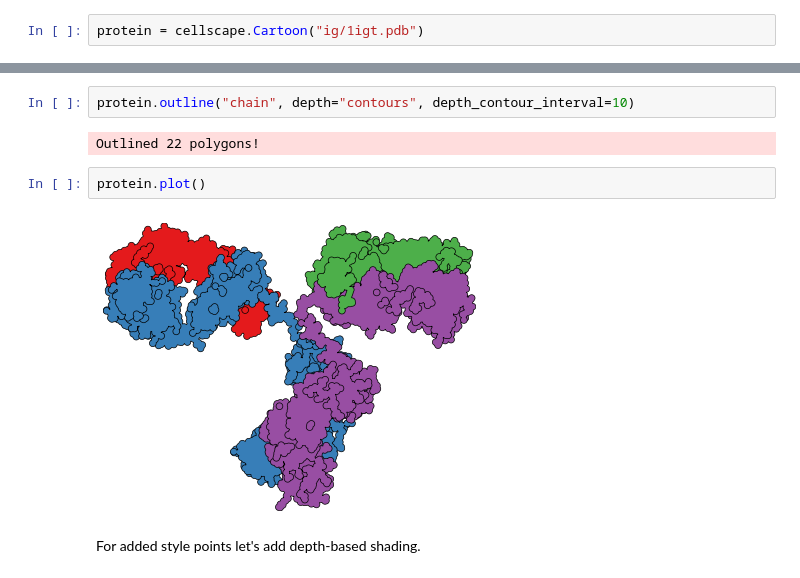
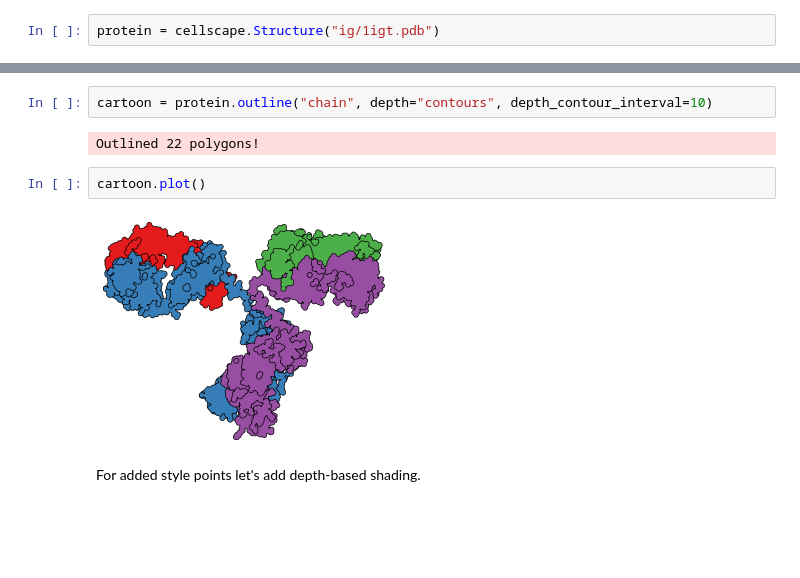
Before and after one commit to jordisr/cellscape, a Jupyter notebook: examples/cartoon.ipynb, the cells around one changed output, grey strips where cells are left out. Drawn from its saved outputs; the diff is of its cells as text; blank space fills up the shorter version.

```diff
--- a/examples/cartoon.ipynb
+++ b/examples/cartoon.ipynb
@@ -20,3 +26,3 @@ First we load the PDB structure into a new Cartoon object. Let's start with the
 # %%
-protein = cellscape.Cartoon("ig/1igt.pdb")
+protein = cellscape.Structure("ig/1igt.pdb")
 # %% [output]
@@ -97,13 +101,13 @@ protein.plot()
 # %% [markdown]
 Instead of a flat cartoon, we can also render the protein as a series of slices or contours in the Z direction (like a topographic map of a protein). This is selected with `depth="contours"` and the size of the interval can be specified with `depth_contour_interval` (the default is 3 &#8491;).
 # %%
-protein.outline("chain", depth="contours", depth_contour_interval=10)
+cartoon = protein.outline("chain", depth="contours", depth_contour_interval=10)
 # %% [output]
 Outlined 22 polygons!
 # %%
-protein.plot()
+cartoon.plot()
 # %% [output]
-[figure, old version]
+[figure, new version]
 # %% [markdown]
 For added style points let's add depth-based shading.
 # %%
```
Also changed, not shown: parts of 28 cells of this notebook, 2 other files.
